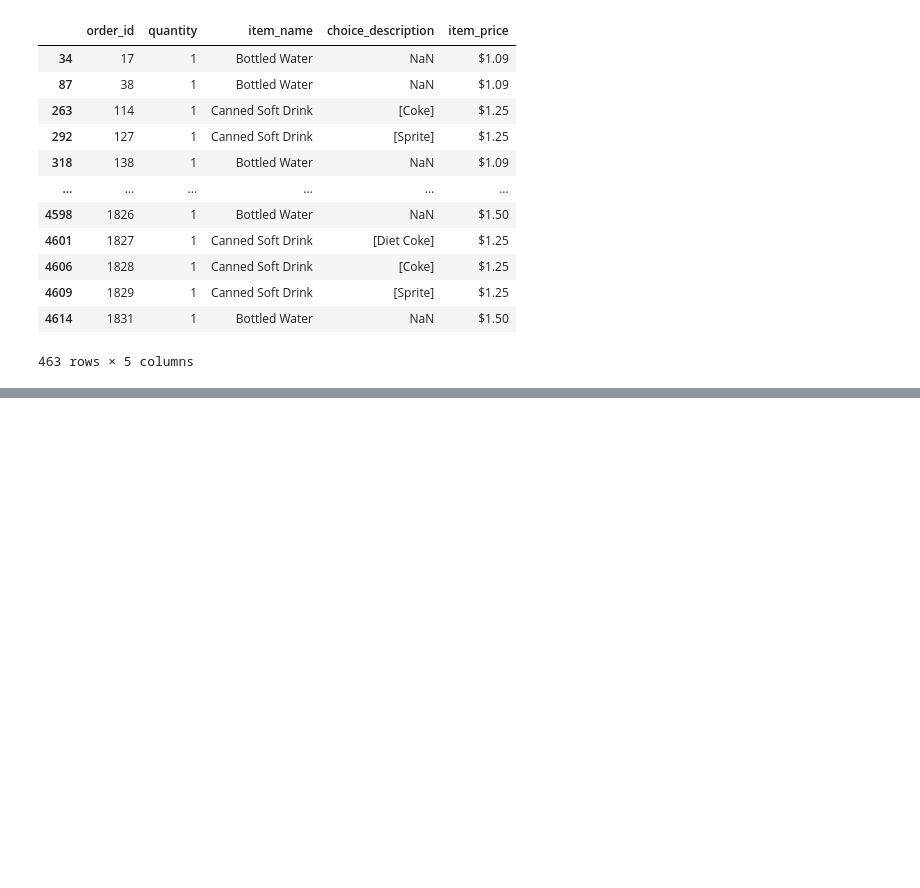
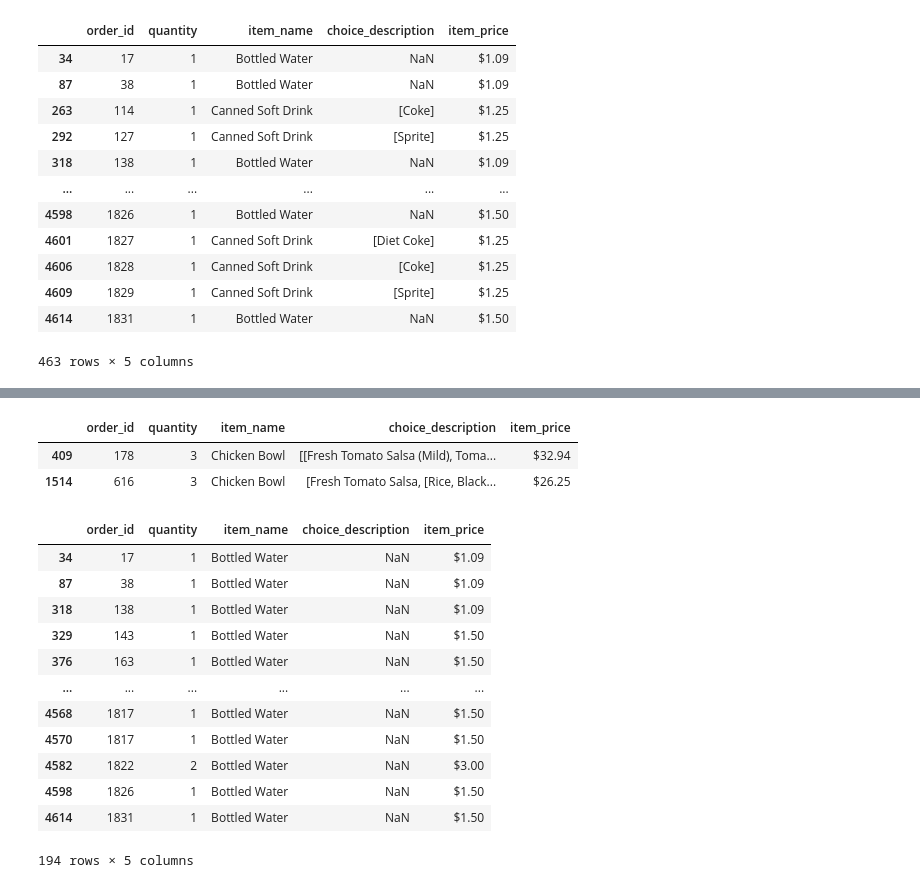
Before and after one commit to EnoshTsur/numpy, a Jupyter notebook: df.ipynb, the cells around one changed output, grey strips where cells are left out. Drawn from its saved outputs; the diff is of its cells as text; code cells hidden in the pictures; blank space fills up the shorter version.

```diff
--- a/df.ipynb
+++ b/df.ipynb
@@ -521,0 +537,24 @@ data.loc[data['item_name'].isin(['Canned Soft Drink', 'Bottled Water'])]
+# %%
+data.query("quantity > 2 and item_name == 'Chicken Bowl'")
+# %% [output]
+|  | order_id | quantity | item_name | choice_description | item_price |
+| 409 | 178 | 3 | Chicken Bowl | [[Fresh Tomato Salsa (Mild), Toma... | $32.94 |
+| 1514 | 616 | 3 | Chicken Bowl | [Fresh Tomato Salsa, [Rice, Black... | $26.25 |
+# %%
+data.query(
+    "quantity > 2 or item_name == 'Bottled Water'"
+)
+# %% [output]
+|  | order_id | quantity | item_name | choice_description | item_price |
+| 34 | 17 | 1 | Bottled Water | NaN | $1.09 |
+| 87 | 38 | 1 | Bottled Water | NaN | $1.09 |
+| 318 | 138 | 1 | Bottled Water | NaN | $1.09 |
+| 329 | 143 | 1 | Bottled Water | NaN | $1.50 |
+| 376 | 163 | 1 | Bottled Water | NaN | $1.50 |
+| ... | ... | ... | ... | ... | ... |
+| 4568 | 1817 | 1 | Bottled Water | NaN | $1.50 |
+| 4570 | 1817 | 1 | Bottled Water | NaN | $1.50 |
+| 4582 | 1822 | 2 | Bottled Water | NaN | $3.00 |
+| 4598 | 1826 | 1 | Bottled Water | NaN | $1.50 |
+| 4614 | 1831 | 1 | Bottled Water | NaN | $1.50 |
+194 rows × 5 columns
```
Also changed, not shown: parts of 2 cells of this notebook.
